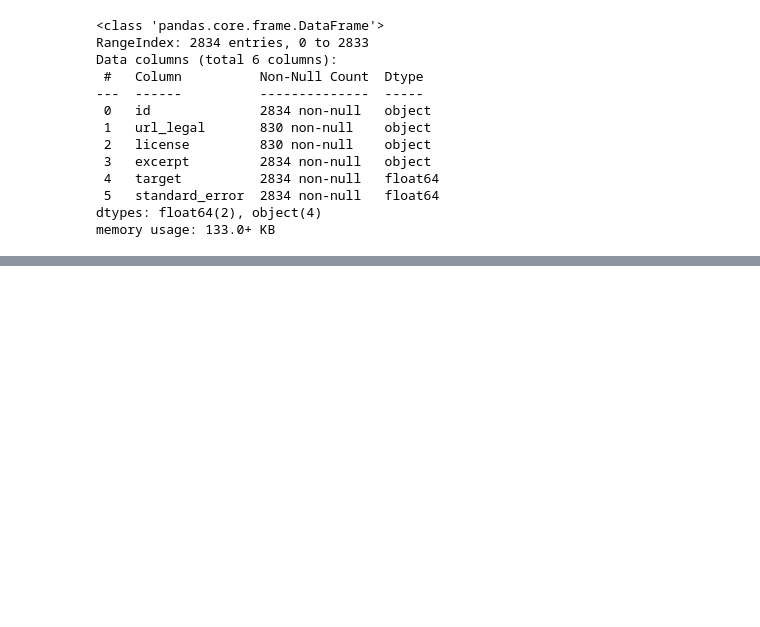
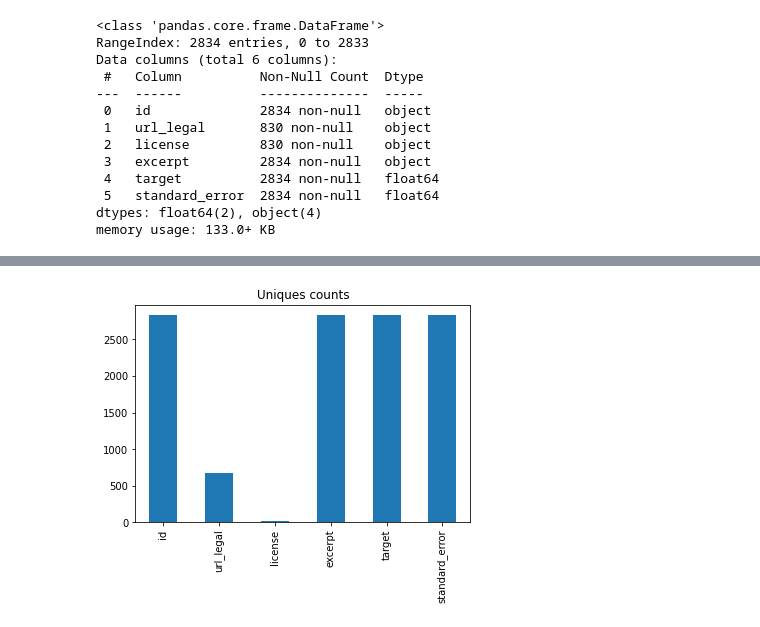
Before and after one commit to beifa/CommonLit, a Jupyter notebook: Description&eda.ipynb, the cells around one changed output, grey strips where cells are left out. Saved outputs shown, nothing was run; the diff lists cells and outputs as text; code cells hidden in the pictures; blank space fills up the shorter version.

```diff
--- a/Description&eda.ipynb
+++ b/Description&eda.ipynb
@@ -73,0 +122,6 @@ df.excerpt[0]
+# %%
+df.nunique().plot(kind='bar')
+plt.title("Uniques counts")
+plt.show()
+# %% [output]
+[figure, added]
```
Also changed, not shown: parts of 13 cells of this notebook.
